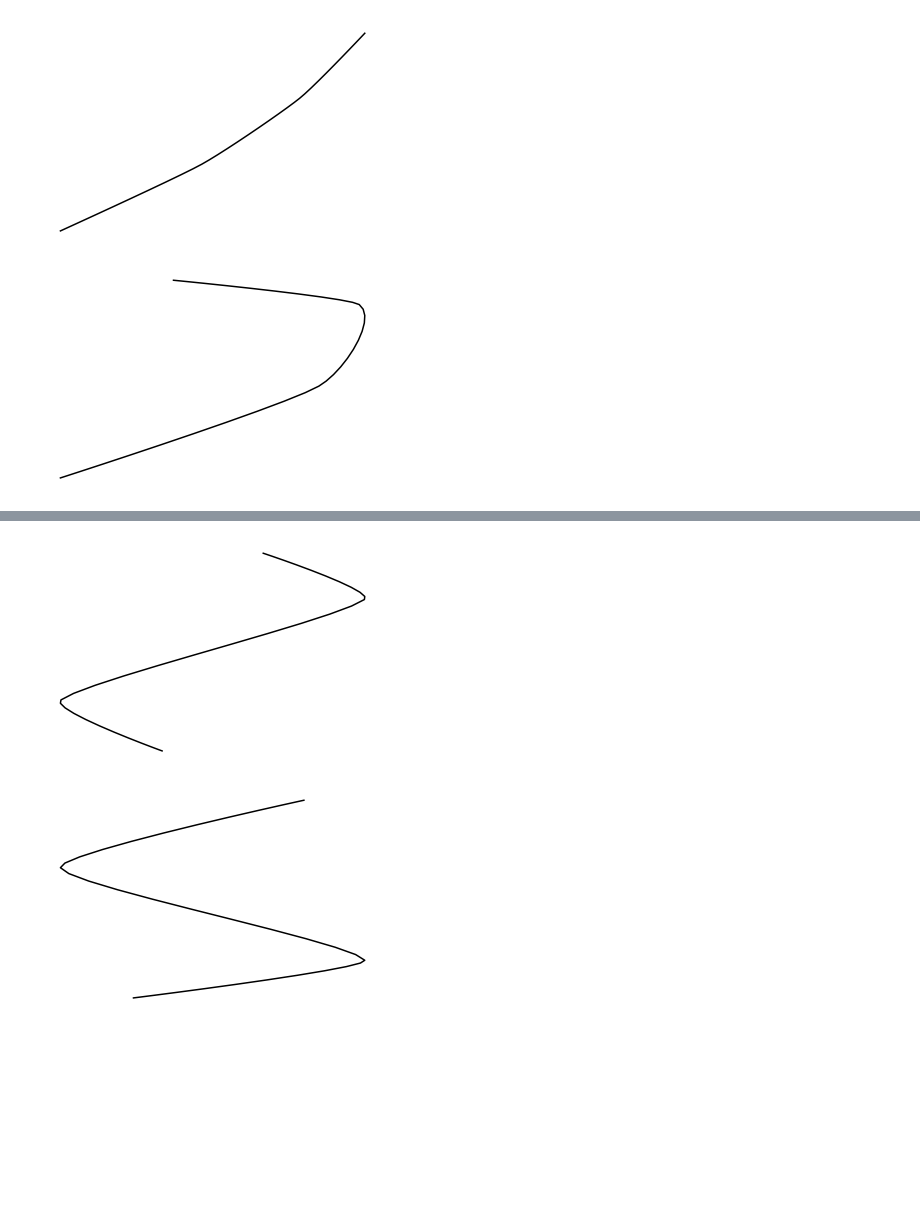
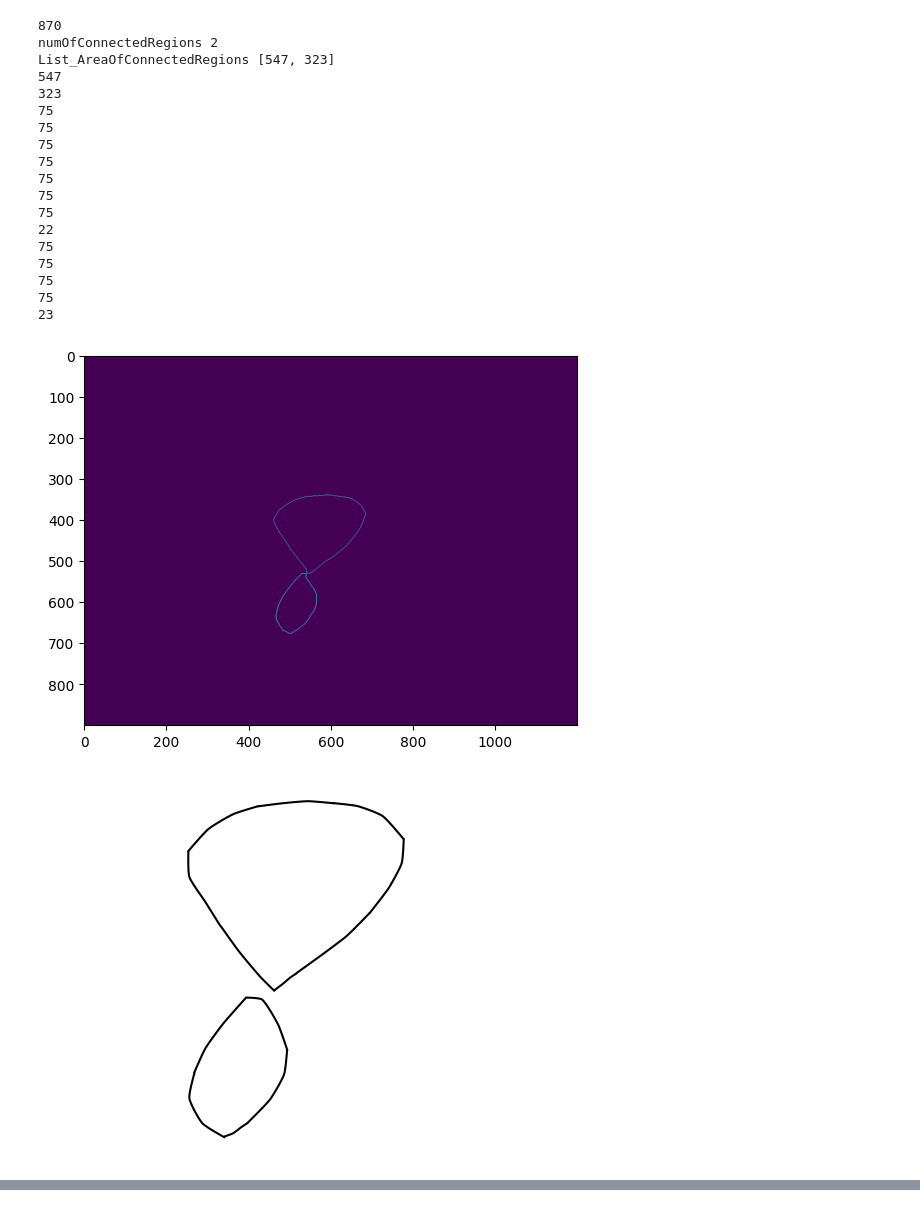
Before and after one commit to stonechen1995/SketchRecognition624_FinalProject, a Jupyter notebook: stone_test.ipynb, the cells around one changed output, grey strips where cells are left out. Cells and saved outputs as stored; diff of their text form; code cells hidden in the pictures; blank space fills up the shorter version.

Commit message:
fix: plot; feat: segment

```diff
--- a/stone_test.ipynb
+++ b/stone_test.ipynb
@@ -24,7 +24,7 @@ path = 'archive/Img/'
 pathname = 'new_image/'
 extension = ".png"
 ##############
-name = 'img002-006'
+name = 'img009-053'
 ##############
 img = cv.imread(path + name + extension)
 row = img.shape[0]
@@ -34,7 +34,7 @@ skel = thin_demo(img)
 ############ parameters to be changed ############
 degreeOfShifting = math.floor(row/256) # to be modified
 patchResolution = int(row / 256 * 32) # to be modified
-numOfDeform = 10 # to be modified
+numOfDeform = 3 # to be modified
 
 ############ parameters to be changed ############
 # %%
@@ -50,33 +50,57 @@ for i in range(1, row-1):
 # %%
 # plt.figure(100)
 # plt.imshow(skel)
+print(sum(sum(skel)))
 
-pointList, lengthList = convertBinaryToLists(skel)
+pointList = convertBinaryToLists(skel)
 
 # axs = plt.gca()
 # axs.axis("equal")
 # axs.set_axis_off()
-# plt.figure(1)
+# plt.figure(0)
 
 for i in range(len(pointList)):
-    # plt.plot(points[1], -points[0], color='black')
+    # plt.plot(pointList[i][1], -pointList[i][0], color='black')
 
+    print(len(pointList[i][0]))
     control_points = extractControlPoints(pointList[i], degree=3)
     curve = bezier.Curve(control_points, degree=3)
-    # print(lengthList[i])
-    list_deformedPoints = randomDeform(curve.nodes, numOfDeform, degreeOfShifting * lengthList[i] / 12)
+    list_deformedPoints = randomDeform(curve.nodes, numOfDeform, degreeOfShifting * len(pointList[i][0]) / 6)
     ind = 0
     for point in list_deformedPoints:
         x_curve, y_curve = smoothing_base_bezier(point[0], point[1], k=0.6, closed=False)
+        # axs.set_aspect('equal')
         plt.figure(ind)
-        plt.axis('off')
+        # plt.axis('off')
         plt.plot(y_curve, -x_curve, color='black')
+        axs = plt.gca()
+        axs.axis("equal")
+        axs.set_axis_off()
         plt.savefig(pathname + name + '-{0:03}'.format(ind) + '.png')
         img = cv.imread(pathname + name + '-{0:03}'.format(ind) + '.png', 0)
-        kernel = np.ones((30, 30), 'uint8')
+        kernel = np.ones((25, 25), 'uint8')
         dilate_img = cv.dilate(255-img, kernel, iterations=1)
         cv.imwrite(pathname + name + '-{0:03}-thick'.format(ind) + '.png', dilate_img)
         ind += 1
+# plt.close('all')
 # %% [output]
+870
+numOfConnectedRegions 2
+List_AreaOfConnectedRegions [547, 323]
+547
+323
+75
+75
+75
+75
+75
+75
+75
+22
+75
+75
+75
+75
+23
-[figure, old version]
+[figure, new version]
-[figure, old version]
+[figure, new version]
@@ -86,2 +109,0 @@ for i in range(len(pointList)):
-[figure, removed]
-[figure, removed]
```
Also changed, not shown: parts of 1 cell of this notebook, 2 other files.
